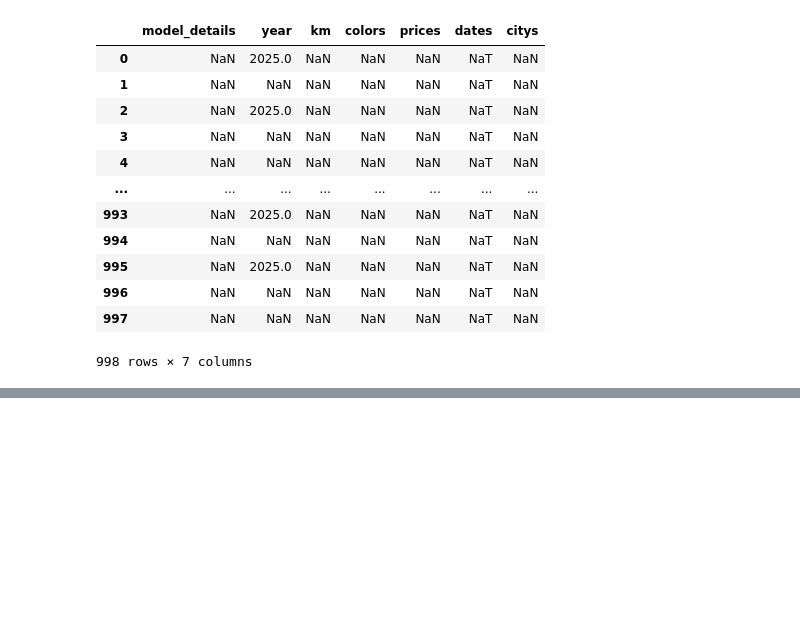
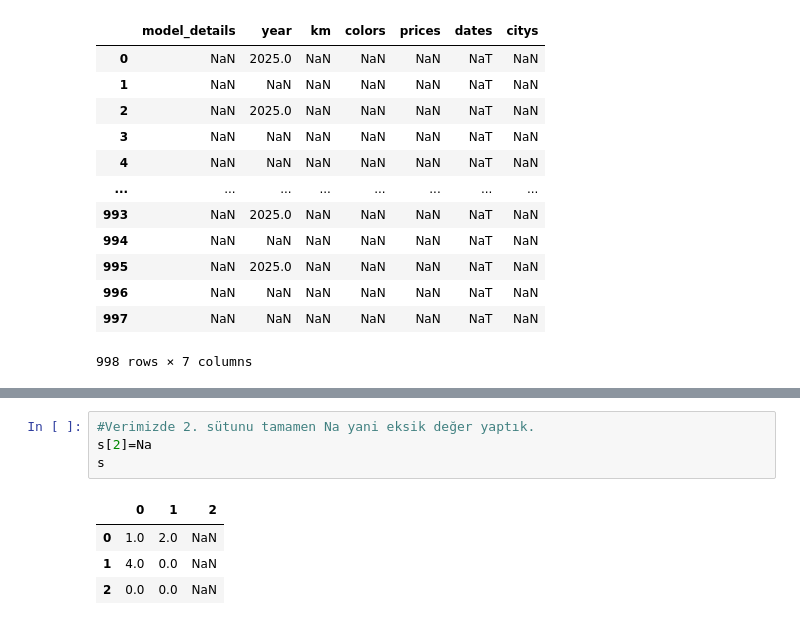
Before and after one commit to azem46/Python_Colab_Handbook, a Jupyter notebook: Python_Ders_16_Pandas.ipynb, the cells around one changed output, grey strips where cells are left out. Saved outputs shown, nothing was run; the diff lists cells and outputs as text; blank space fills up the shorter version.

```diff
--- a/Python_Ders_16_Pandas.ipynb
+++ b/Python_Ders_16_Pandas.ipynb
@@ -1357,0 +1511,9 @@ modely[modely.isin([2025])]
+# %%
+#Verimizde 2. sütunu tamamen Na yani eksik değer yaptık.
+s[2]=Na
+s
+# %% [output]
+|  | 0 | 1 | 2 |
+| 0 | 1.0 | 2.0 | NaN |
+| 1 | 4.0 | 0.0 | NaN |
+| 2 | 0.0 | 0.0 | NaN |
```
Also changed, not shown: parts of 45 cells of this notebook.
